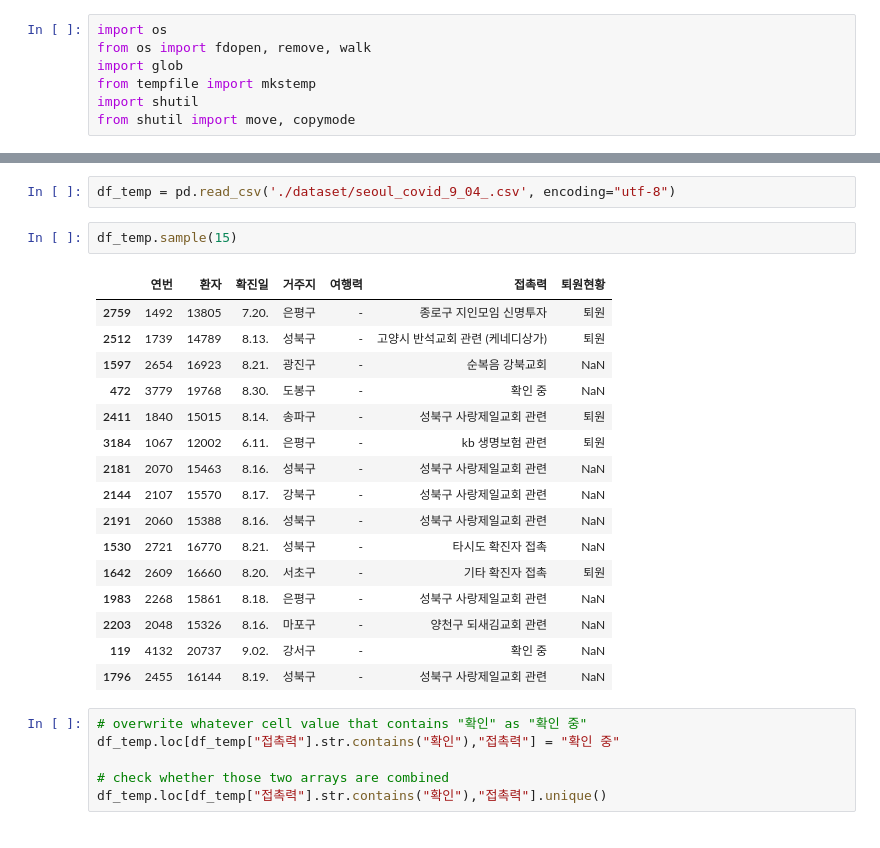
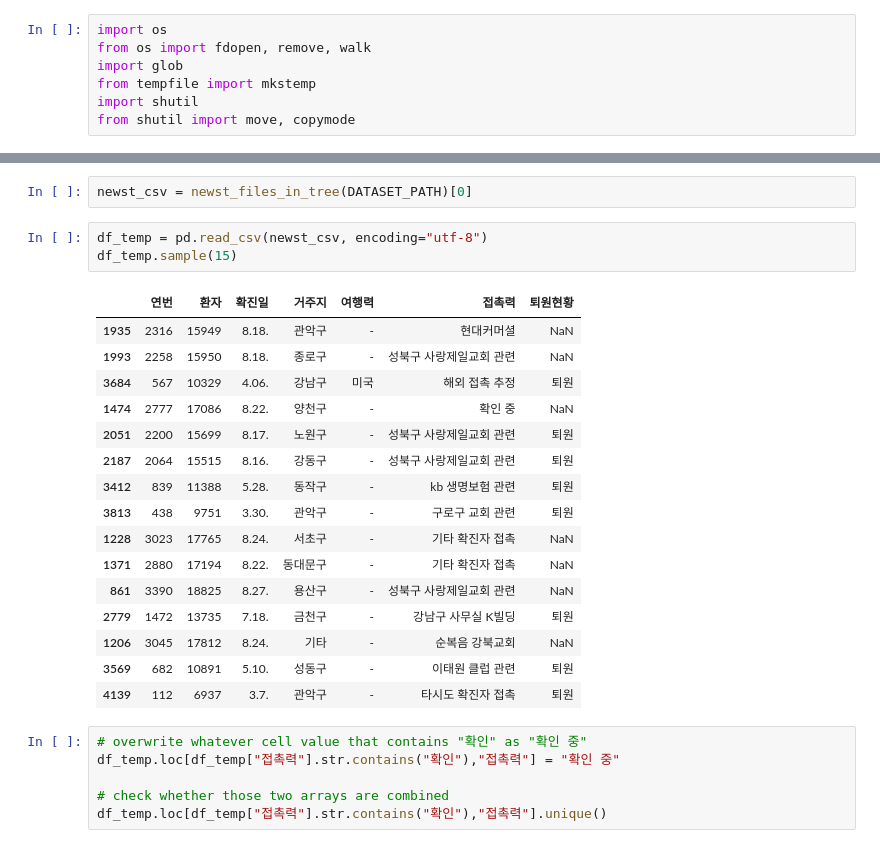
Before and after one commit to snoop2head/covid19_unknown_spread, a Jupyter notebook: predict.ipynb, the cells around one changed output, grey strips where cells are left out. Drawn from its saved outputs; the diff is of its cells as text.

```diff
--- a/predict.ipynb
+++ b/predict.ipynb
@@ -33,24 +33,25 @@ datasets
+# %%
+newst_csv = newst_files_in_tree(DATASET_PATH)[0]
 # %%
-df_temp = pd.read_csv('./dataset/seoul_covid_9_04_.csv', encoding="utf-8")
+df_temp = pd.read_csv(newst_csv, encoding="utf-8")
+df_temp.sample(15)
+# %% [output]
+|  | 연번 | 환자 | 확진일 | 거주지 | 여행력 | 접촉력 | 퇴원현황 |
+| 1935 | 2316 | 15949 | 8.18. | 관악구 | - | 현대커머셜 | NaN |
+| 1993 | 2258 | 15950 | 8.18. | 종로구 | - | 성북구 사랑제일교회 관련 | NaN |
+| 3684 | 567 | 10329 | 4.06. | 강남구 | 미국 | 해외 접촉 추정 | 퇴원 |
+| 1474 | 2777 | 17086 | 8.22. | 양천구 | - | 확인 중 | NaN |
+| 2051 | 2200 | 15699 | 8.17. | 노원구 | - | 성북구 사랑제일교회 관련 | 퇴원 |
+| 2187 | 2064 | 15515 | 8.16. | 강동구 | - | 성북구 사랑제일교회 관련 | 퇴원 |
+| 3412 | 839 | 11388 | 5.28. | 동작구 | - | kb 생명보험 관련 | 퇴원 |
+| 3813 | 438 | 9751 | 3.30. | 관악구 | - | 구로구 교회 관련 | 퇴원 |
+| 1228 | 3023 | 17765 | 8.24. | 서초구 | - | 기타 확진자 접촉 | NaN |
+| 1371 | 2880 | 17194 | 8.22. | 동대문구 | - | 기타 확진자 접촉 | NaN |
+| 861 | 3390 | 18825 | 8.27. | 용산구 | - | 성북구 사랑제일교회 관련 | NaN |
+| 2779 | 1472 | 13735 | 7.18. | 금천구 | - | 강남구 사무실 K빌딩 | 퇴원 |
+| 1206 | 3045 | 17812 | 8.24. | 기타 | - | 순복음 강북교회 | NaN |
+| 3569 | 682 | 10891 | 5.10. | 성동구 | - | 이태원 클럽 관련 | 퇴원 |
+| 4139 | 112 | 6937 | 3.7. | 관악구 | - | 타시도 확진자 접촉 | 퇴원 |
-# %%
-df_temp.sample(15)
-# %% [output]
-|  | 연번 | 환자 | 확진일 | 거주지 | 여행력 | 접촉력 | 퇴원현황 |
-| 2759 | 1492 | 13805 | 7.20. | 은평구 | - | 종로구 지인모임 신명투자 | 퇴원 |
-| 2512 | 1739 | 14789 | 8.13. | 성북구 | - | 고양시 반석교회 관련 (케네디상가) | 퇴원 |
-| 1597 | 2654 | 16923 | 8.21. | 광진구 | - | 순복음 강북교회 | NaN |
-| 472 | 3779 | 19768 | 8.30. | 도봉구 | - | 확인 중 | NaN |
-| 2411 | 1840 | 15015 | 8.14. | 송파구 | - | 성북구 사랑제일교회 관련 | 퇴원 |
-| 3184 | 1067 | 12002 | 6.11. | 은평구 | - | kb 생명보험 관련 | 퇴원 |
-| 2181 | 2070 | 15463 | 8.16. | 성북구 | - | 성북구 사랑제일교회 관련 | NaN |
-| 2144 | 2107 | 15570 | 8.17. | 강북구 | - | 성북구 사랑제일교회 관련 | NaN |
-| 2191 | 2060 | 15388 | 8.16. | 성북구 | - | 성북구 사랑제일교회 관련 | NaN |
-| 1530 | 2721 | 16770 | 8.21. | 성북구 | - | 타시도 확진자 접촉 | NaN |
-| 1642 | 2609 | 16660 | 8.20. | 서초구 | - | 기타 확진자 접촉 | 퇴원 |
-| 1983 | 2268 | 15861 | 8.18. | 은평구 | - | 성북구 사랑제일교회 관련 | NaN |
-| 2203 | 2048 | 15326 | 8.16. | 마포구 | - | 양천구 되새김교회 관련 | NaN |
-| 119 | 4132 | 20737 | 9.02. | 강서구 | - | 확인 중 | NaN |
-| 1796 | 2455 | 16144 | 8.19. | 성북구 | - | 성북구 사랑제일교회 관련 | NaN |
 # %%
 # overwrite whatever cell value that contains "확인" as "확인 중"
 df_temp.loc[df_temp["접촉력"].str.contains("확인"),"접촉력"] = "확인 중"
```
Also changed, not shown: parts of 27 cells of this notebook, 2 other files.
